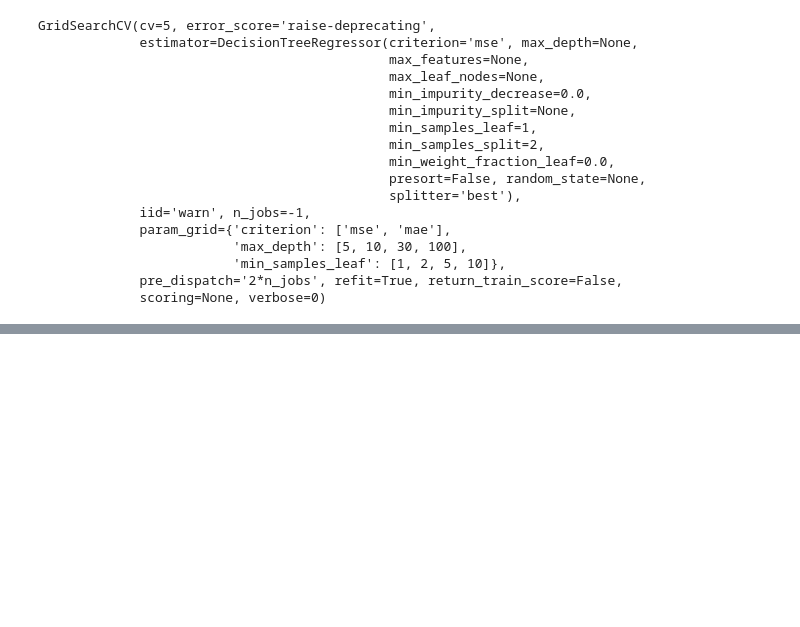
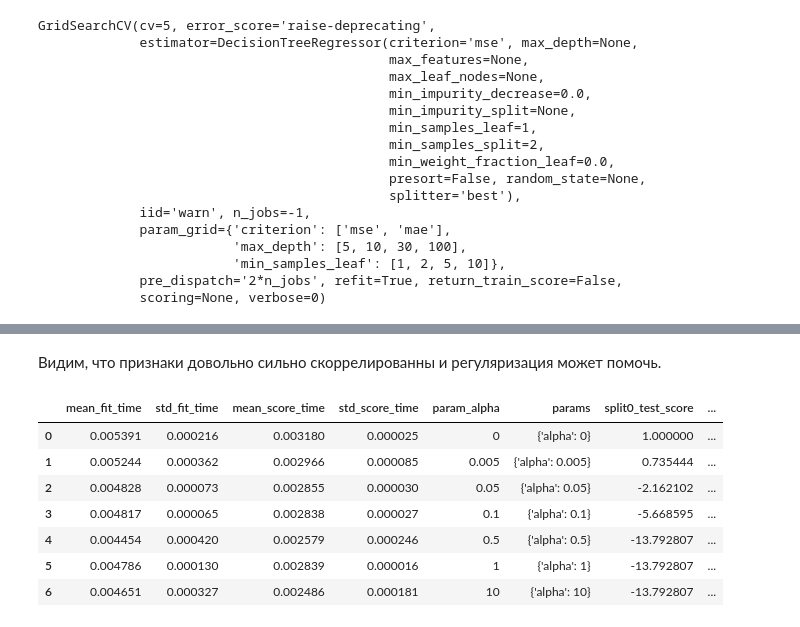
Before and after one commit to sungulnara2000/CIS_admission_task, a Jupyter notebook: Sungatullina.ipynb, the cells around one changed output, grey strips where cells are left out. Cells and saved outputs as stored; diff of their text form; code cells hidden in the pictures; blank space fills up the shorter version.

```diff
--- a/Sungatullina.ipynb
+++ b/Sungatullina.ipynb
@@ -167,0 +254,21 @@ r2  =  0.9336298430995938
+# %% [markdown]
+Видим, что признаки довольно сильно скоррелированны и регуляризация может помочь.
+# %%
+from sklearn.linear_model import Lasso
+from sklearn.model_selection import GridSearchCV
+
+param_grid = {'alpha': [0, 0.005, 0.05, 0.1, 0.5, 1, 10]}
+ridg = Lasso()
+clf = GridSearchCV(ridg, param_grid=param_grid)
+clf.fit(X, y)
+
+pd.DataFrame(clf.cv_results_)
+# %% [output]
+|  | mean_fit_time | std_fit_time | mean_score_time | std_score_time | param_alpha | params | split0_test_score | ... |
+| 0 | 0.005391 | 0.000216 | 0.003180 | 0.000025 | 0 | {'alpha': 0} | 1.000000 | ... |
+| 1 | 0.005244 | 0.000362 | 0.002966 | 0.000085 | 0.005 | {'alpha': 0.005} | 0.735444 | ... |
+| 2 | 0.004828 | 0.000073 | 0.002855 | 0.000030 | 0.05 | {'alpha': 0.05} | -2.162102 | ... |
+| 3 | 0.004817 | 0.000065 | 0.002838 | 0.000027 | 0.1 | {'alpha': 0.1} | -5.668595 | ... |
+| 4 | 0.004454 | 0.000420 | 0.002579 | 0.000246 | 0.5 | {'alpha': 0.5} | -13.792807 | ... |
+| 5 | 0.004786 | 0.000130 | 0.002839 | 0.000016 | 1 | {'alpha': 1} | -13.792807 | ... |
+| 6 | 0.004651 | 0.000327 | 0.002486 | 0.000181 | 10 | {'alpha': 10} | -13.792807 | ... |
```
Also changed, not shown: parts of 18 cells of this notebook, 1 other file.
